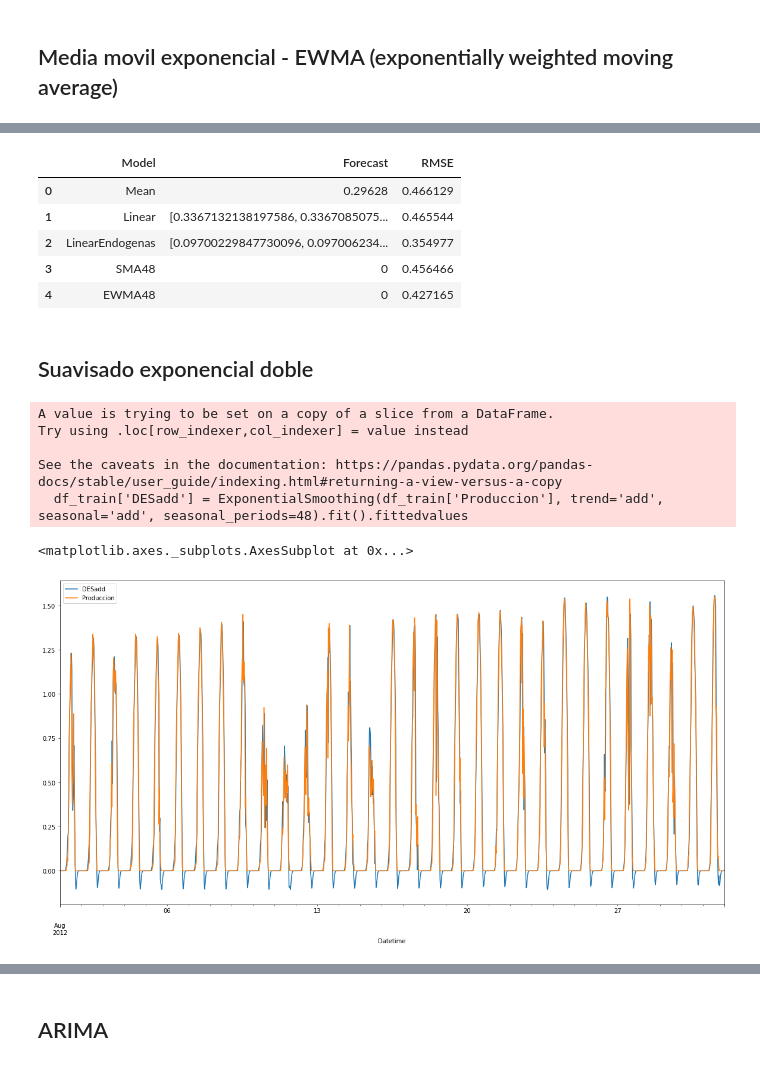
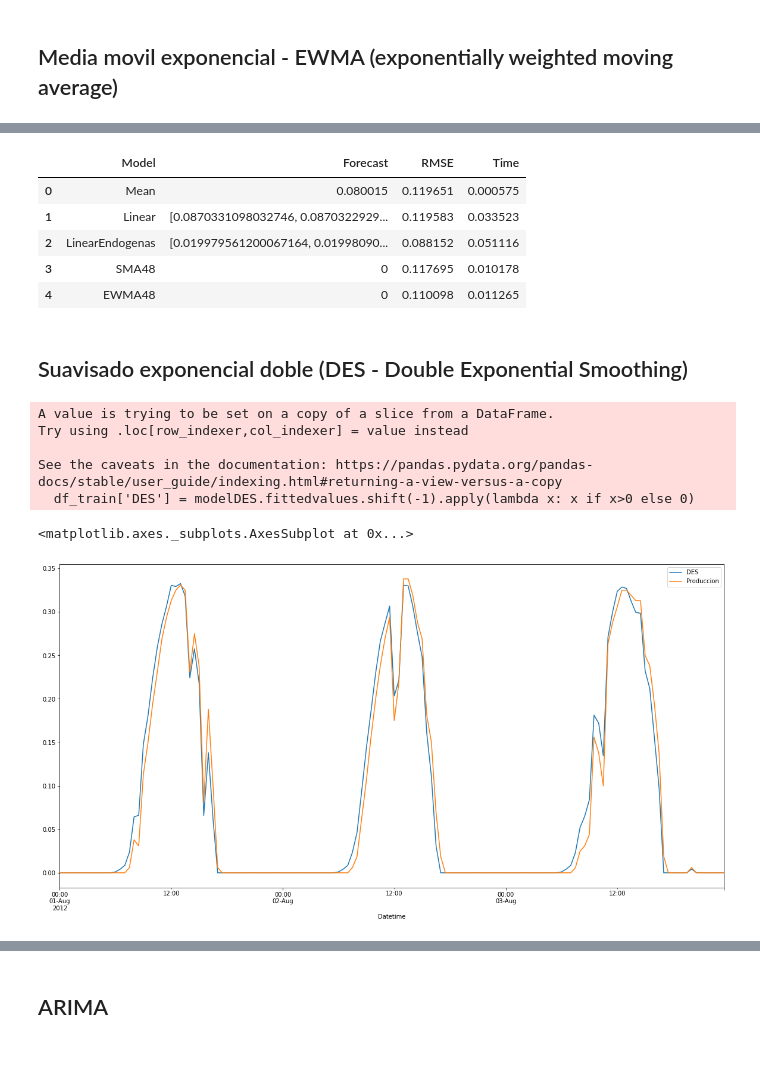
Before and after one commit to PabloSGomez50/humai-solar-panels, a Jupyter notebook: join_dataframe.ipynb, the cells around one changed output, grey strips where cells are left out. Cells and saved outputs as stored; diff of their text form; code cells hidden in the pictures.

Commit message:
Actualizo los modelos

```diff
--- a/join_dataframe.ipynb
+++ b/join_dataframe.ipynb
@@ -457,8 +452,2 @@ dfModelsResults.head()
 # %% [markdown]
 Agrego una columna que le proporcione un orden a los registros comenzando por 0 e incrementandose de 1 en 1
-# %%
-# Agrego una columna que le de un orden a los registros comenzando por 0 e incrementandose de 1 en 1
-df_train["timeIndex"] = df_train.index - df_train.index.min()
-df_train["timeIndex"] =  df_train["timeIndex"]/np.timedelta64(30, 'm')
-df_train["timeIndex"] = df_train["timeIndex"].round(0).astype(int)
-df_train.head()
@@ -597,6 +550,7 @@ Notes:
 strong multicollinearity problems or that the design matrix is singular.
 # %%
 df_train["ProduccionLinearEndogenas"] = model_linear_endogenas.predict()
+df_train.ProduccionLinearEndogenas = df_train.ProduccionLinearEndogenas.apply(lambda x: x if x>0 else 0)
 model_linear_endogenas.params
 # %% [output]
 A value is trying to be set on a copy of a slice from a DataFrame.
@@ -643,7 +596,9 @@ df_train[2500:2600].plot(kind="line", x="timeIndex", y = ["Produccion", "Producc
 ## Media Movil - SMA (Simple Moving Averange)
 # %%
 # Calculamos la media móvil de 12 meses para suavizar los valores y ploteamos
-df_train['ProduccionSMA48'] = df_train.Produccion.rolling(window = 48).mean()
+inicio = time.time()
+df_train['ProduccionSMA48'] = df_train.Produccion.rolling(window = 48).mean().apply(lambda x: x if x>0 else 0)
+fin = time.time()
 df_train.loc['2012-08-01 00:00:00':'2012-08-15 23:30:00'].plot(kind ="line", y=["ProduccionSMA48", "Produccion"], figsize=(20,10));
 # %% [output]
 A value is trying to be set on a copy of a slice from a DataFrame.
@@ -660,7 +622,9 @@ dfModelsResults.head()
 # %% [markdown]
 ## Media movil exponencial - EWMA (exponentially weighted moving average)
 # %%
-df_train['ProduccionEWMA48'] = df_train.Produccion.ewm(span = 48, adjust=False).mean()
+inicio = time.time()
+df_train['ProduccionEWMA48'] = df_train.Produccion.ewm(span = 48, adjust=False).mean().apply(lambda x: x if x>0 else 0)
+fin = time.time()
 df_train.loc['2012-08-01 00:00:00':'2012-08-15 23:30:00'].plot(kind ="line", y=["ProduccionEWMA48", "Produccion"], figsize=(20,10));
 # %% [output]
 A value is trying to be set on a copy of a slice from a DataFrame.
@@ -673,26 +637,29 @@ See the caveats in the documentation: https://pandas.pydata.org/pandas-docs/stab
 dfModelsResults.loc[4,"Model"] = "EWMA48"
 dfModelsResults.loc[4,"Forecast"] =  0
 dfModelsResults.loc[4,"RMSE"] = RMSE(df_train.ProduccionEWMA48, df_train.Produccion)
+dfModelsResults.loc[4,"Time"] = fin-inicio
 dfModelsResults.head()
 # %% [output]
-|  | Model | Forecast | RMSE |
-| 0 | Mean | 0.29628 | 0.466129 |
-| 1 | Linear | [0.3367132138197586, 0.3367085075... | 0.465544 |
-| 2 | LinearEndogenas | [0.09700229847730096, 0.097006234... | 0.354977 |
-| 3 | SMA48 | 0 | 0.456466 |
-| 4 | EWMA48 | 0 | 0.427165 |
+|  | Model | Forecast | RMSE | Time |
+| 0 | Mean | 0.080015 | 0.119651 | 0.000575 |
+| 1 | Linear | [0.0870331098032746, 0.0870322929... | 0.119583 | 0.033523 |
+| 2 | LinearEndogenas | [0.019979561200067164, 0.01998090... | 0.088152 | 0.051116 |
+| 3 | SMA48 | 0 | 0.117695 | 0.010178 |
+| 4 | EWMA48 | 0 | 0.110098 | 0.011265 |
 # %% [markdown]
-## Suavisado exponencial doble
+## Suavisado exponencial doble (DES - Double Exponential Smoothing)
 # %%
-from statsmodels.tsa.holtwinters import ExponentialSmoothing
+inicio = time.time()
+modelDES = ExponentialSmoothing(df_train['Produccion'], trend='add', seasonal='add', seasonal_periods=48).fit()
+df_train['DES'] = modelDES.fittedvalues.shift(-1).apply(lambda x: x if x>0 else 0)
+fin = time.time()
 
-df_train['DESadd'] = ExponentialSmoothing(df_train['Produccion'], trend='add', seasonal='add', seasonal_periods=48).fit().fittedvalues
-df_train.loc['2012-08-01 00:00:00':'2012-08-31 23:30:00'].plot(kind='line', y=["DESadd", "Produccion"], figsize=(20,10))
+df_train.loc['2012-08-01 00:00:00':'2012-08-03 23:30:00'].plot(kind='line', y=["DES", "Produccion"], figsize=(20,10))
 # %% [output]
 A value is trying to be set on a copy of a slice from a DataFrame.
 Try using .loc[row_indexer,col_indexer] = value instead
 
 See the caveats in the documentation: https://pandas.pydata.org/pandas-docs/stable/user_guide/indexing.html#returning-a-view-versus-a-copy
-  df_train['DESadd'] = ExponentialSmoothing(df_train['Produccion'], trend='add', seasonal='add', seasonal_periods=48).fit().fittedvalues
+  df_train['DES'] = modelDES.fittedvalues.shift(-1).apply(lambda x: x if x>0 else 0)
 <matplotlib.axes._subplots.AxesSubplot at 0x...>
-[figure, old version]
+[figure, new version]
```
Also changed, not shown: parts of 96 cells of this notebook.
